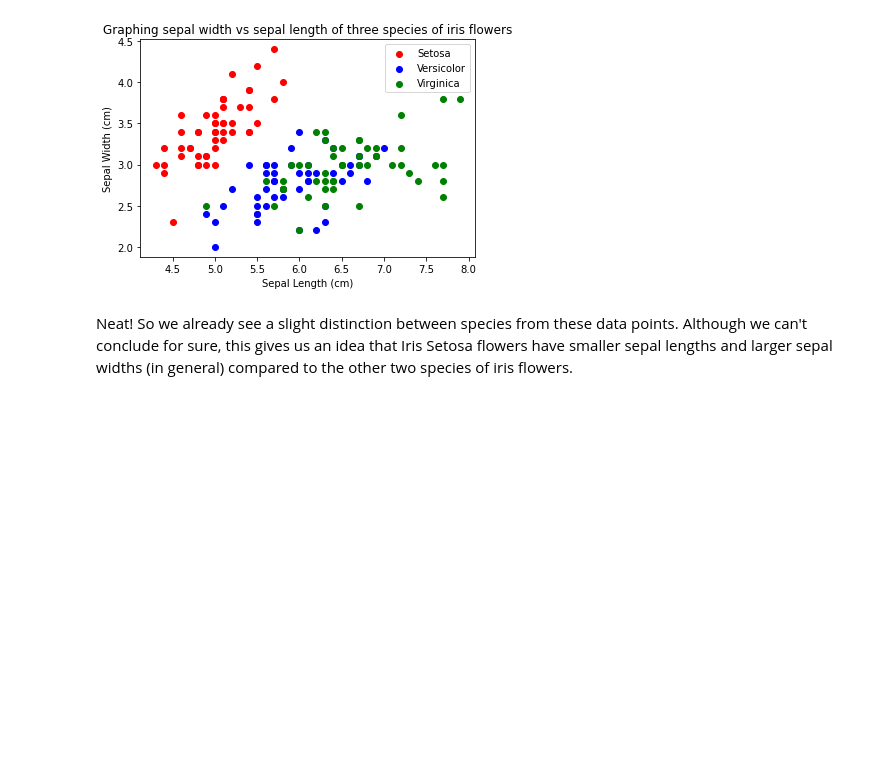
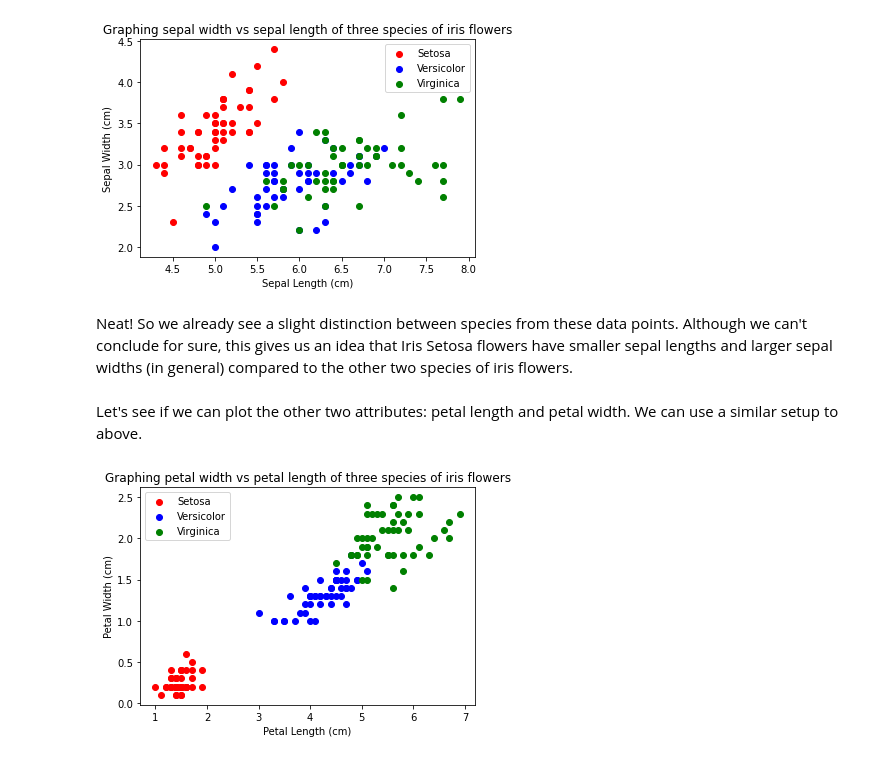
Before and after one commit to pravirchugh/Python-Projects, a Jupyter notebook: Data Visualization Introduction/Flowers.ipynb, the cells around one changed output. Cells and saved outputs as stored; diff of their text form; code cells hidden in the pictures; blank space fills up the shorter version.

Commit message:
Graphing petal width and length of iris flowers

```diff
--- a/Data Visualization Introduction/Flowers.ipynb
+++ b/Data Visualization Introduction/Flowers.ipynb
@@ -84,3 +84,20 @@ plt.show();
 [figure]
 # %% [markdown]
 Neat! So we already see a slight distinction between species from these data points. Although we can't conclude for sure, this gives us an idea that Iris Setosa flowers have smaller sepal lengths and larger sepal widths (in general) compared to the other two species of iris flowers.
+# %% [markdown]
+Let's see if we can plot the other two attributes: petal length and petal width. We can use a similar setup to above.
+# %%
+plt.title("Graphing petal width vs petal length of three species of iris flowers")
+plt.xlabel("Petal Length (cm)")
+plt.ylabel("Petal Width (cm)")
+
+x = np.array(attributes[:,2])
+y = np.array(attributes[:,3])
+
+setosa = plt.scatter(x[0:50], y[0:50], color='red')
+versicolor = plt.scatter(x[50:100], y[50:100], color='blue')
+virginica = plt.scatter(x[100:150], y[100:150], color='green')
+plt.legend((setosa, versicolor, virginica), ('Setosa', 'Versicolor', 'Virginica'))
+plt.show();
+# %% [output]
+[figure, added]
```
